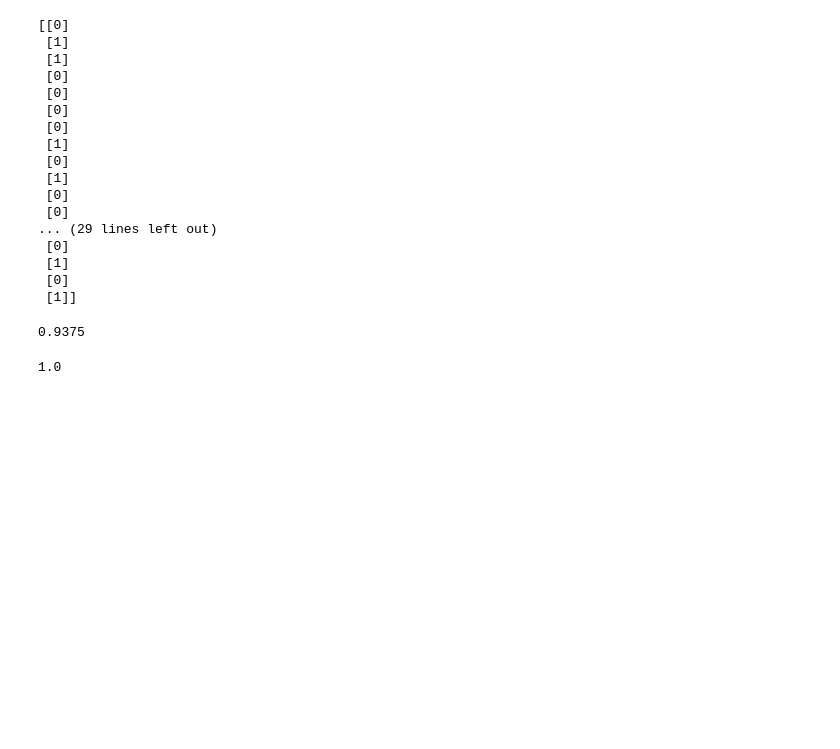
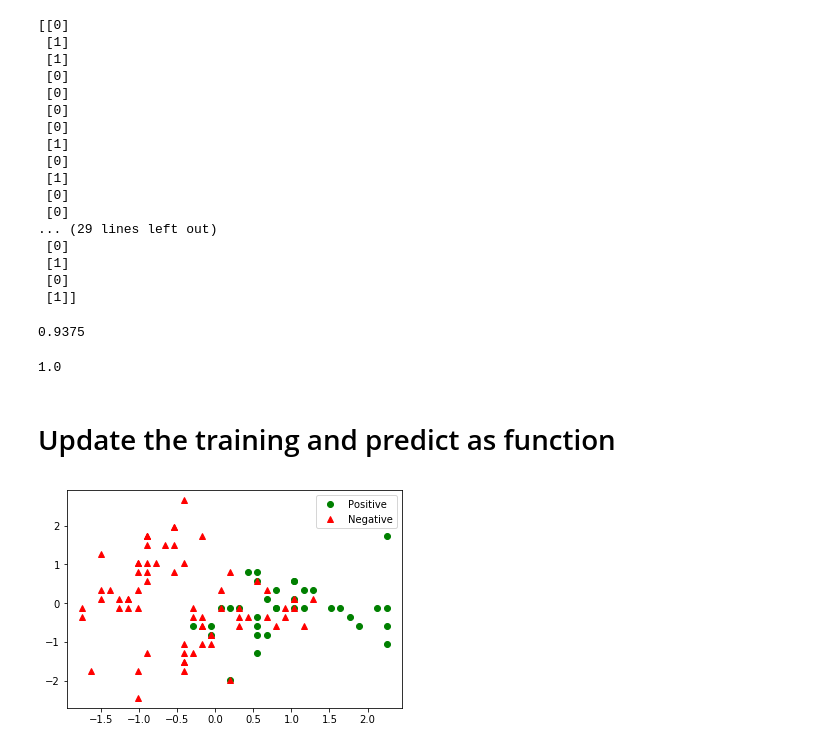
Before and after one commit to boyuanf/HandsOnML, a Jupyter notebook: Chapter_9_Up_and_Running_with_TensorFlow.ipynb, the cells around one changed output. Saved outputs shown, nothing was run; the diff lists cells and outputs as text; code cells hidden in the pictures; blank space fills up the shorter version.

```diff
--- a/Chapter_9_Up_and_Running_with_TensorFlow.ipynb
+++ b/Chapter_9_Up_and_Running_with_TensorFlow.ipynb
@@ -657,3 +657,14 @@ precision_score(iris_test_target, result)
 recall_score(iris_test_target, result)
 # %% [output]
 1.0
+# %% [markdown]
+# Update the training and predict as function
+# %%
+import matplotlib.pyplot as plt
+iris_train_target_array = iris_train_target.reshape(-1)
+plt.plot(iris_train_data[iris_train_target_array == 1, 1], iris_train_data[iris_train_target_array == 1, 2], 'go', label="Positive")
+plt.plot(iris_train_data[iris_train_target_array == 0, 1], iris_train_data[iris_train_target_array == 0, 2], 'r^', label="Negative")
+plt.legend()
+plt.show()
+# %% [output]
+[figure, added]
```
Also changed, not shown: parts of 56 cells of this notebook.
